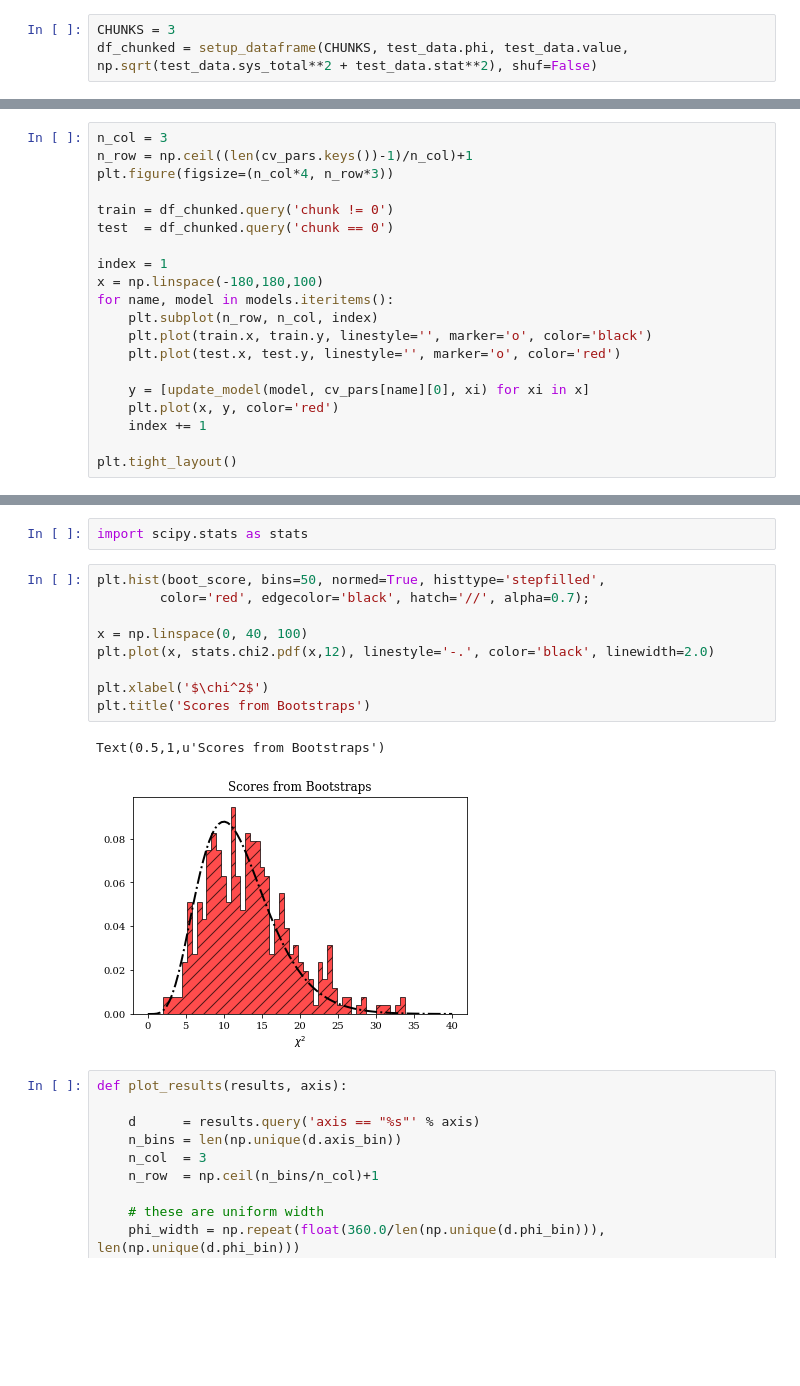
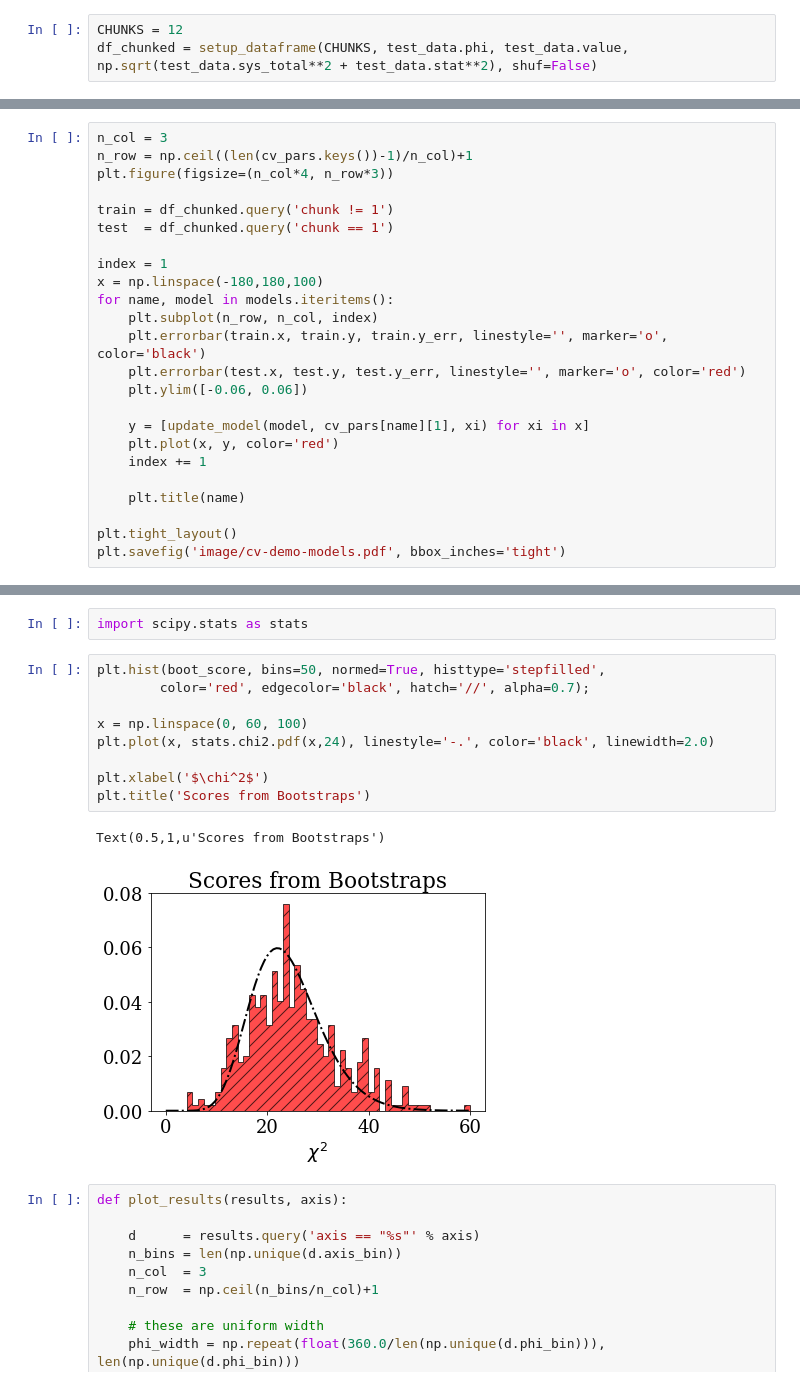
Before and after one commit to dmriser/python-analysis, a Jupyter notebook: kaon-bsa/fit.ipynb, the cells around one changed output, grey strips where cells are left out. Saved outputs shown, nothing was run; the diff lists cells and outputs as text; blank space fills up the shorter version.

```diff
--- a/kaon-bsa/fit.ipynb
+++ b/kaon-bsa/fit.ipynb
@@ -139,7 +139,7 @@ for m in models.values():
 ### Cross Validation
 Compare different models.
 # %%
-CHUNKS = 3
+CHUNKS = 12
 df_chunked = setup_dataframe(CHUNKS, test_data.phi, test_data.value, np.sqrt(test_data.sys_total**2 + test_data.stat**2), shuf=False)
 # %%
 cv_scores = {}
@@ -179,19 +188,23 @@ n_col = 3
 n_row = np.ceil((len(cv_pars.keys())-1)/n_col)+1
 plt.figure(figsize=(n_col*4, n_row*3))
 
-train = df_chunked.query('chunk != 0')
-test  = df_chunked.query('chunk == 0')
+train = df_chunked.query('chunk != 1')
+test  = df_chunked.query('chunk == 1')
 
 index = 1
 x = np.linspace(-180,180,100)
 for name, model in models.iteritems():
     plt.subplot(n_row, n_col, index)
-    plt.plot(train.x, train.y, linestyle='', marker='o', color='black')
-    plt.plot(test.x, test.y, linestyle='', marker='o', color='red')
+    plt.errorbar(train.x, train.y, train.y_err, linestyle='', marker='o', color='black')
+    plt.errorbar(test.x, test.y, test.y_err, linestyle='', marker='o', color='red')
+    plt.ylim([-0.06, 0.06])
 
-    y = [update_model(model, cv_pars[name][0], xi) for xi in x]
+    y = [update_model(model, cv_pars[name][1], xi) for xi in x]
     plt.plot(x, y, color='red')
     index += 1
 
+    plt.title(name)
+
 plt.tight_layout()
+plt.savefig('image/cv-demo-models.pdf', bbox_inches='tight')
 # %% [output]
@@ -369,15 +382,15 @@ import scipy.stats as stats
 # %%
 plt.hist(boot_score, bins=50, normed=True, histtype='stepfilled',
         color='red', edgecolor='black', hatch='//', alpha=0.7);
 
-x = np.linspace(0, 40, 100)
-plt.plot(x, stats.chi2.pdf(x,12), linestyle='-.', color='black', linewidth=2.0)
+x = np.linspace(0, 60, 100)
+plt.plot(x, stats.chi2.pdf(x,24), linestyle='-.', color='black', linewidth=2.0)
 
 plt.xlabel('$\chi^2$')
 plt.title('Scores from Bootstraps')
 # %% [output]
 Text(0.5,1,u'Scores from Bootstraps')
-[figure, old version]
+[figure, new version]
 # %%
 def plot_results(results, axis):
 
```
Also changed, not shown: parts of 15 cells of this notebook, 3 other files.
